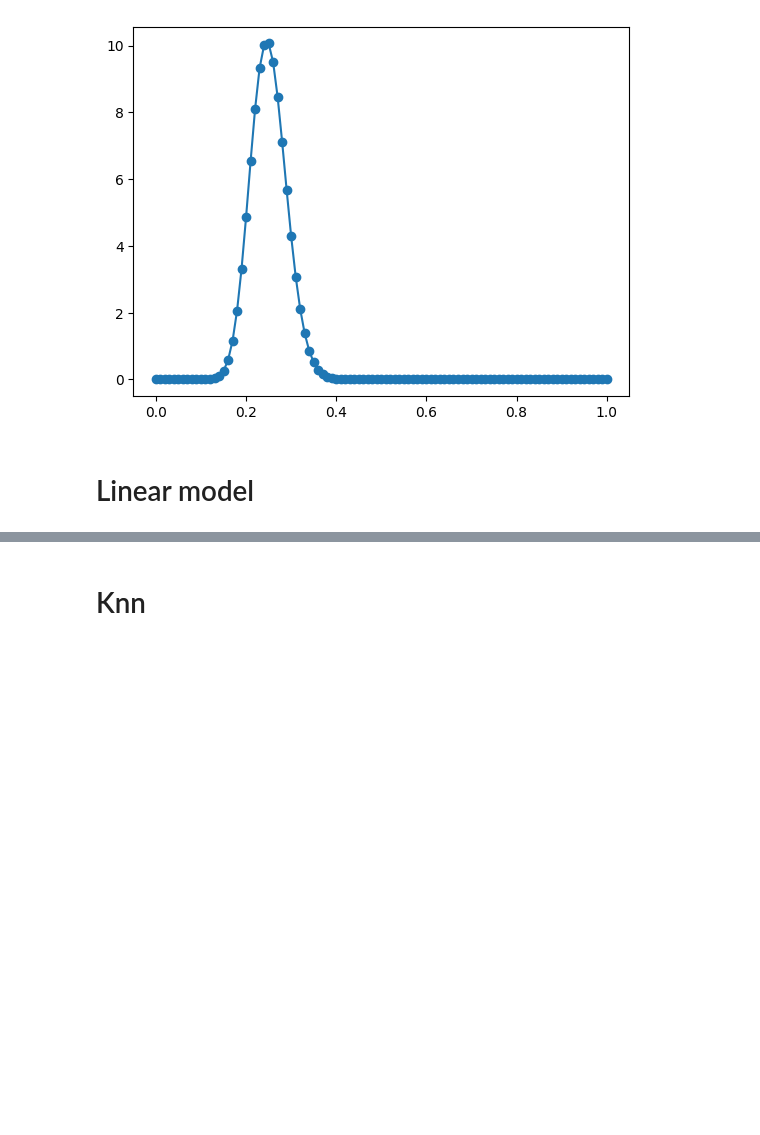
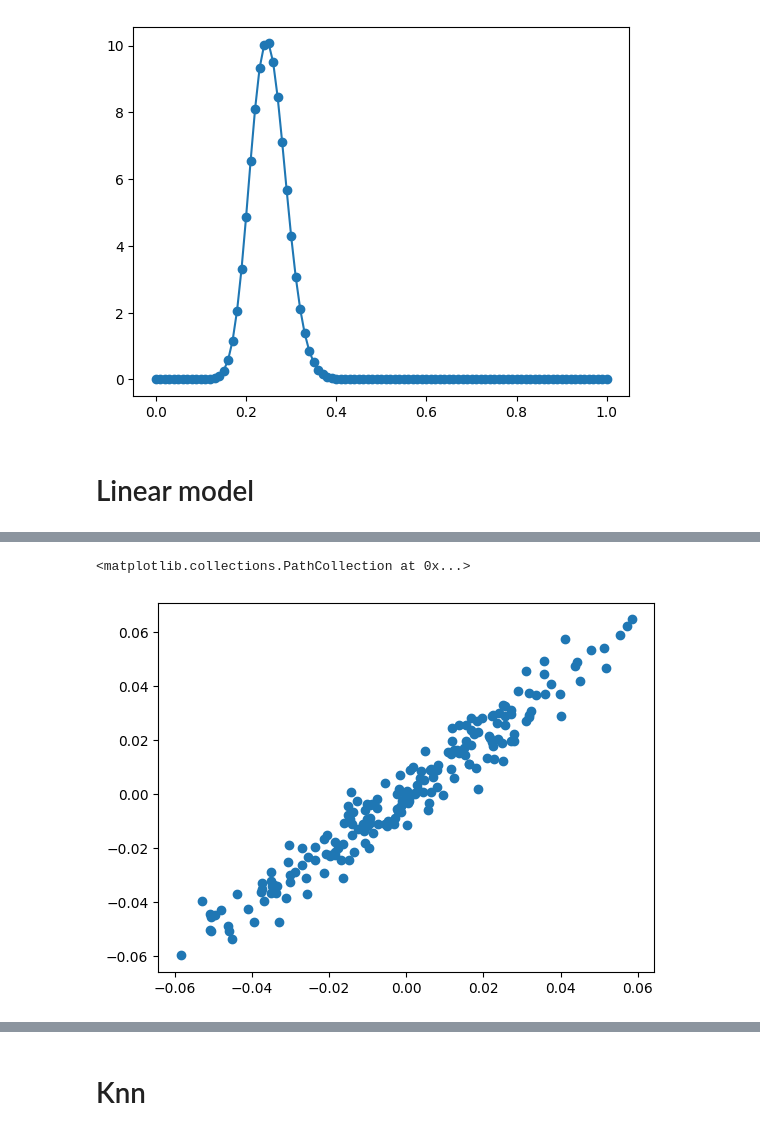
Before and after one commit to pachoning/shapley_fda_experiments, a Jupyter notebook: notebooks/single_simulation.ipynb, the cells around one changed output, grey strips where cells are left out. Saved outputs shown, nothing was run; the diff lists cells and outputs as text; code cells hidden in the pictures; blank space fills up the shorter version.

```diff
--- a/notebooks/single_simulation.ipynb
+++ b/notebooks/single_simulation.ipynb
@@ -117,2 +146,8 @@ best_model_lm = hyperopt_lm.cls_estimator(**best_params_lm)
 # %%
 _ = best_model_lm.fit(X_full_bspline, target_full[:, 0])
+# %%
+pred_lm = best_model_lm.predict(X_test_bspline)
+plt.scatter(pred_lm, target_test)
+# %% [output]
+<matplotlib.collections.PathCollection at 0x...>
+[figure, added]
```
Also changed, not shown: parts of 37 cells of this notebook.
